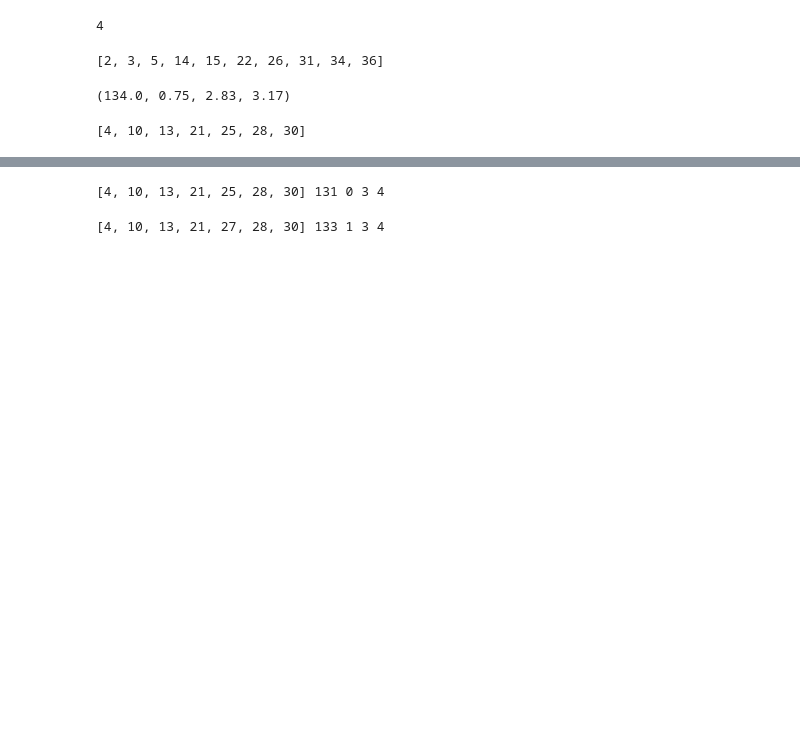
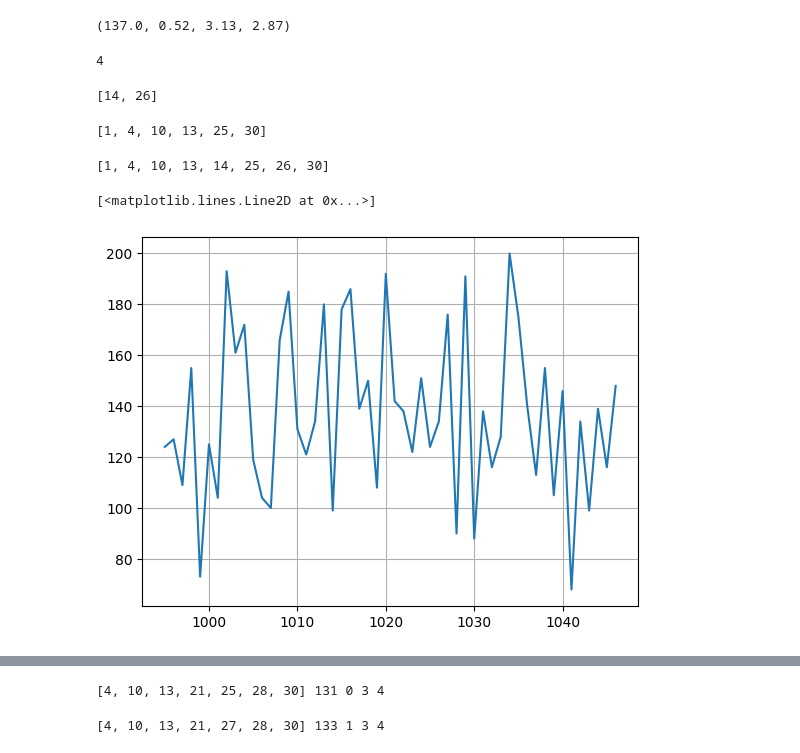
Before and after one commit to etlers/lotto, a Jupyter notebook: lotto.ipynb, the cells around one changed output, grey strips where cells are left out. Saved outputs shown, nothing was run; the diff lists cells and outputs as text; code cells hidden in the pictures; blank space fills up the shorter version.

```diff
--- a/lotto.ipynb
+++ b/lotto.ipynb
@@ -115,22 +122,44 @@ df_last
-# %%
-# 가장 자주 나왔던 번호만
-list_result = get_most_present_number(df_last)
-list_result
-# %% [output]
-4
-[2, 3, 5, 14, 15, 22, 26, 31, 34, 36]
 # %%
 def get_mean_val(df_last):
     return round(df_last['SUM'].mean(), 0), round(df_last['SEQ_EA'].mean(), 2), round(df_last['ODD_EA'].mean(), 2), round(df_last['EVEN_EA'].mean(), 2)
+
+hap_avg, seq_ea, odd_ea, even_ea = get_mean_val(df_last)
+hap_avg, seq_ea, odd_ea, even_ea
+# %% [output]
+(137.0, 0.52, 3.13, 2.87)
-# %%
-get_mean_val(df_last)
-# %% [output]
-(134.0, 0.75, 2.83, 3.17)
+# %%
+# 가장 자주 나왔던 번호만
+list_most_num = get_most_present_number(df_last)
+list_most_num
+# %% [output]
+4
+[14, 26]
 # %%
 # 가장 적게 나왔던 번호만
 df_select = df.head(12)[['NUM1','NUM2','NUM3','NUM4','NUM5','NUM6']]
-list_result = get_not_present_numbers(df_select)
+list_less_num = get_not_present_numbers(df_select)
 
-list_result
+list_less_num
 # %% [output]
-[4, 10, 13, 21, 25, 28, 30]
+[1, 4, 10, 13, 25, 30]
+# %%
+# 가장 자주 & 적게 나왔던 번호만
+list_result = list_most_num + list_less_num
+list_result = list(set(list_result))
+list_result
+# %% [output]
+[1, 4, 10, 13, 14, 25, 26, 30]
+# %%
+df_last = df.head(52)
+
+t = np.array(df_last.sort_values(by=['SEQ']).SUM)
+s = np.array(df_last.sort_values(by=['SEQ']).SEQ)
+
+fig, ax = plt.subplots()
+ax.plot(s, t)
+ax.grid()
+
+plt.show()
+# %% [output]
+[<matplotlib.lines.Line2D at 0x...>]
+[figure, added]
```
Also changed, not shown: parts of 22 cells of this notebook, 1 other file.
